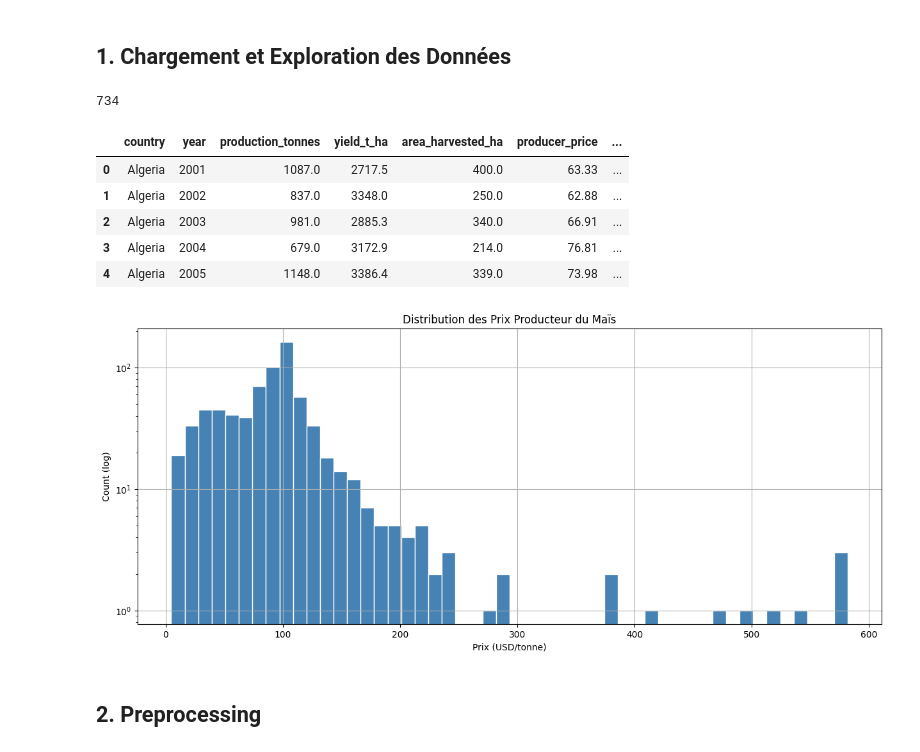
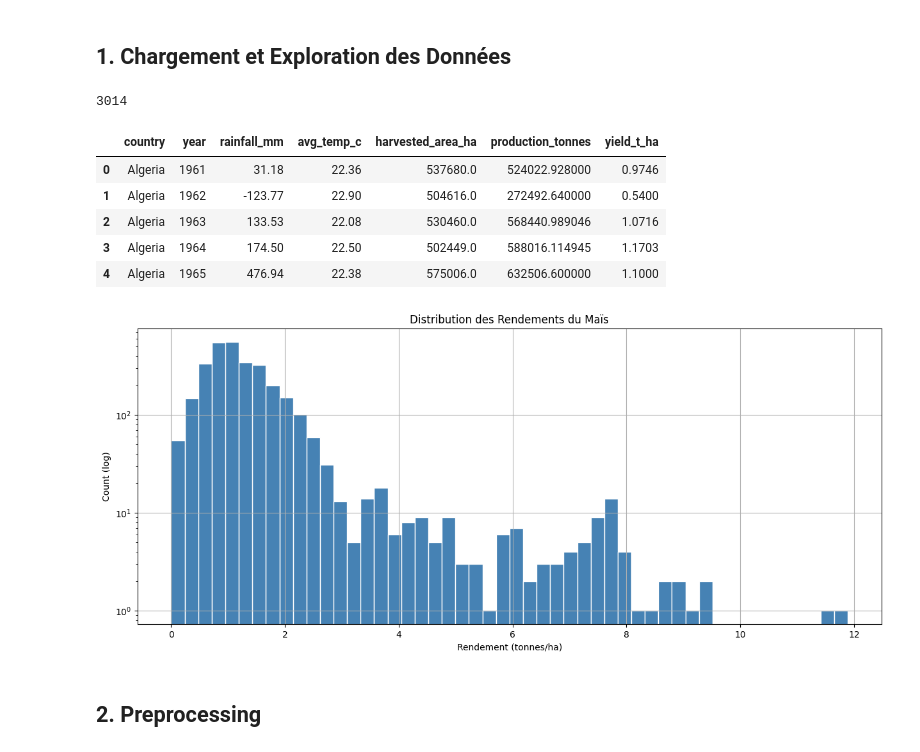
Before and after one commit to Manos2605/maize_africa, a Jupyter notebook: LSTM_Prediction.ipynb, the cells around one changed output. Cells and saved outputs as stored; diff of their text form; code cells hidden in the pictures.

Commit message:
Remplacement de prix par rendement comme le demande la consigne du projet

```diff
--- a/LSTM_Prediction.ipynb
+++ b/LSTM_Prediction.ipynb
@@ -26,28 +26,28 @@ Device: cpu
 # %% [markdown]
 ## 1. Chargement et Exploration des Données
 # %%
-dataset = pd.read_csv("./data/maize_final.csv")
+dataset = pd.read_csv("./data/maize_dataset_africa_full.csv")
 print(len(dataset))
 dataset.head()
 # %% [output]
-734
+3014
-|  | country | year | production_tonnes | yield_t_ha | area_harvested_ha | producer_price | ... |
-| 0 | Algeria | 2001 | 1087.0 | 2717.5 | 400.0 | 63.33 | ... |
-| 1 | Algeria | 2002 | 837.0 | 3348.0 | 250.0 | 62.88 | ... |
-| 2 | Algeria | 2003 | 981.0 | 2885.3 | 340.0 | 66.91 | ... |
-| 3 | Algeria | 2004 | 679.0 | 3172.9 | 214.0 | 76.81 | ... |
-| 4 | Algeria | 2005 | 1148.0 | 3386.4 | 339.0 | 73.98 | ... |
+|  | country | year | rainfall_mm | avg_temp_c | harvested_area_ha | production_tonnes | yield_t_ha |
+| 0 | Algeria | 1961 | 31.18 | 22.36 | 537680.0 | 524022.928000 | 0.9746 |
+| 1 | Algeria | 1962 | -123.77 | 22.90 | 504616.0 | 272492.640000 | 0.5400 |
+| 2 | Algeria | 1963 | 133.53 | 22.08 | 530460.0 | 568440.989046 | 1.0716 |
+| 3 | Algeria | 1964 | 174.50 | 22.50 | 502449.0 | 588016.114945 | 1.1703 |
+| 4 | Algeria | 1965 | 476.94 | 22.38 | 575006.0 | 632506.600000 | 1.1000 |
 # %%
 plt.figure(figsize=(15, 6))
-plt.hist(dataset['producer_price'].dropna(), bins=50, color='steelblue', edgecolor='white')
+plt.hist(dataset['yield_t_ha'].dropna(), bins=50, color='steelblue', edgecolor='white')
 plt.yscale('log')
-plt.title("Distribution des Prix Producteur du Maïs")
-plt.xlabel("Prix (USD/tonne)")
+plt.title("Distribution des Rendements du Maïs")
+plt.xlabel("Rendement (tonnes/ha)")
 plt.ylabel("Count (log)")
 plt.grid()
 plt.show()
 # %% [output]
-[figure, old version]
+[figure, new version]
 # %% [markdown]
 ## 2. Preprocessing
 # %% [markdown]
```
Also changed, not shown: parts of 16 cells of this notebook, 10 other files.
